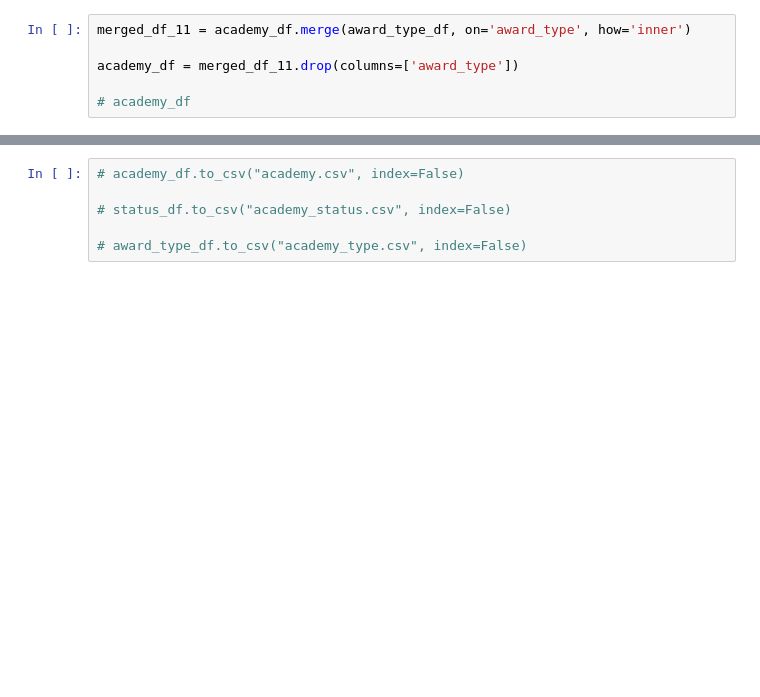
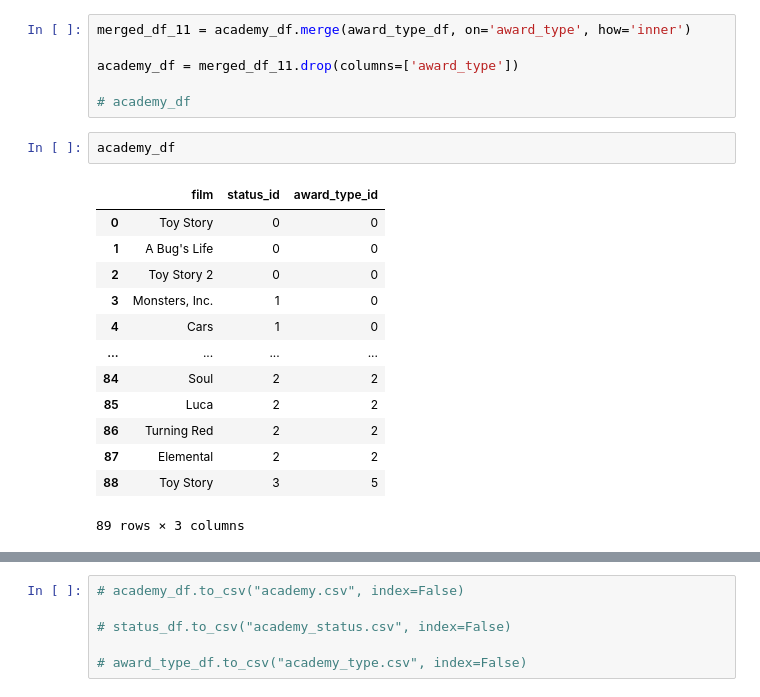
Before and after one commit to 66aadesh/MAVEN-ANALYTICS---PIXAR, a Jupyter notebook: Data Clean-up.ipynb, the cells around one changed output, grey strips where cells are left out. Cells and saved outputs as stored; diff of their text form; blank space fills up the shorter version.

```diff
--- a/Data Clean-up.ipynb
+++ b/Data Clean-up.ipynb
@@ -59,3 +68,19 @@ merged_df_11 = academy_df.merge(award_type_df, on='award_type', how='inner')
 academy_df = merged_df_11.drop(columns=['award_type'])
 
 # academy_df
+# %%
+academy_df
+# %% [output]
+|  | film | status_id | award_type_id |
+| 0 | Toy Story | 0 | 0 |
+| 1 | A Bug's Life | 0 | 0 |
+| 2 | Toy Story 2 | 0 | 0 |
+| 3 | Monsters, Inc. | 1 | 0 |
+| 4 | Cars | 1 | 0 |
+| ... | ... | ... | ... |
+| 84 | Soul | 2 | 2 |
+| 85 | Luca | 2 | 2 |
+| 86 | Turning Red | 2 | 2 |
+| 87 | Elemental | 2 | 2 |
+| 88 | Toy Story | 3 | 5 |
+89 rows × 3 columns
```
Also changed, not shown: parts of 16 cells of this notebook, 8 other files.
